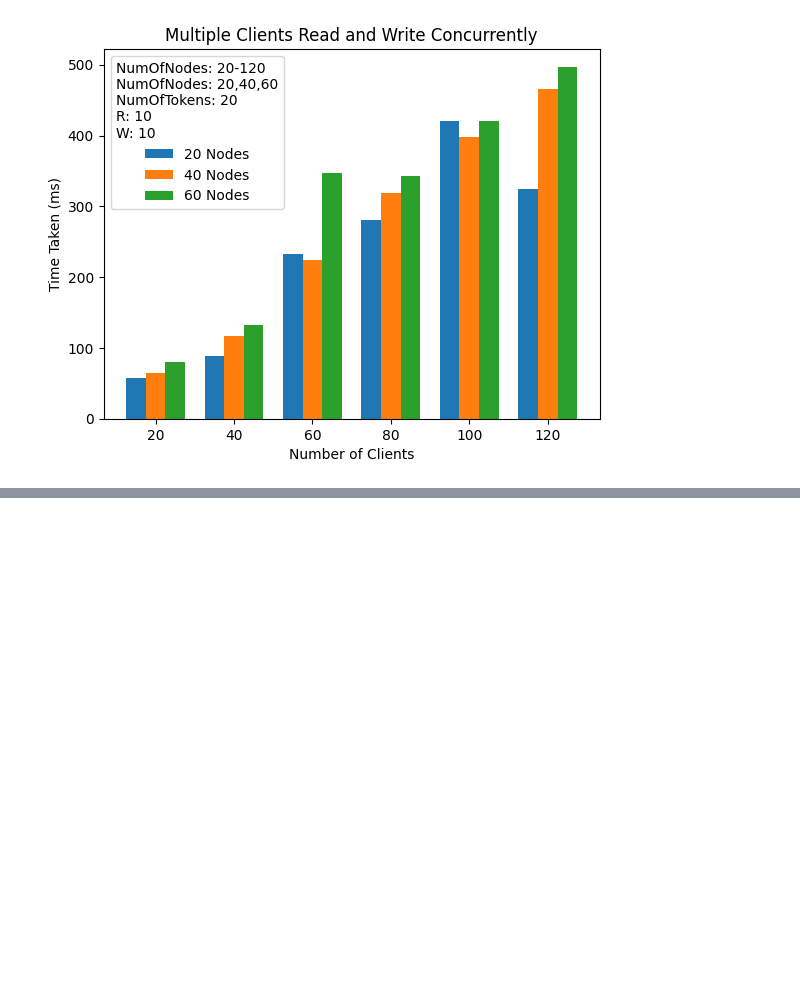
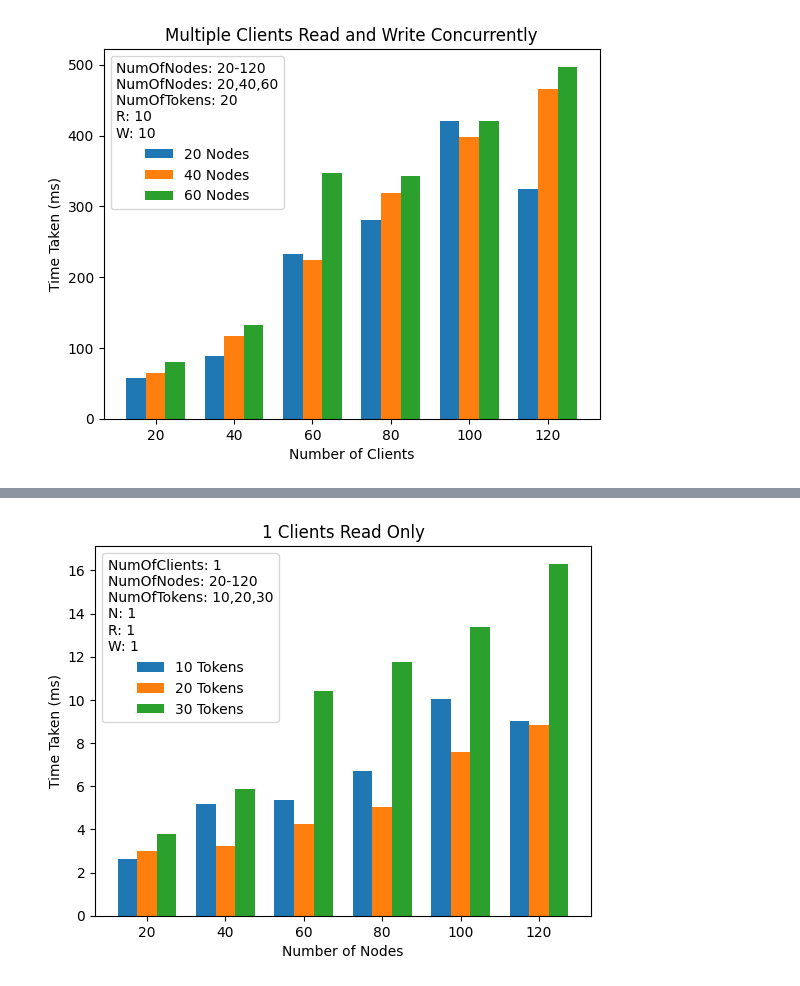
Before and after one commit to blue-plum-cloud/dynamoDB_ds, a Jupyter notebook: experiment.ipynb, the cells around one changed output, grey strips where cells are left out. Saved outputs shown, nothing was run; the diff lists cells and outputs as text; code cells hidden in the pictures; blank space fills up the shorter version.

```diff
--- a/experiment.ipynb
+++ b/experiment.ipynb
@@ -42,5 +83,5 @@ plt.show()
 # %%
-### Single Client reading against vairous num of nodes and num of tokens
+### Single Client reading once, against vairous num of nodes and num of tokens with 1 R and 1 W
 import matplotlib.pyplot as plt
 import numpy as np
 
@@ -48,31 +89,33 @@ import numpy as np
 x_axis = ['20', '40', '60', '80', '100', '120']
 y_1 = ['2.619917', '5.194958', '5.380416', '6.706792', '10.029709', '9.005416']
 y_2 = ['2.987917','3.232208','4.249583','5.028958','7.564291','8.828042']
 y_3 = ['3.782416', '5.8645425','10.416375','11.776958','13.3565','16.3085']
 
 
 # Convert data to numerical format
 x = np.arange(len(x_axis))  # the label locations
 y_1 = [float(i) for i in y_1]
 y_2 = [float(i) for i in y_2]
 y_3 = [float(i) for i in y_3]
 
 # Bar width
 width = 0.25  # the width of the bars
 
 # Plotting
 fig, ax = plt.subplots()
 rects1 = ax.bar(x - width, y_1, width, label='10 Tokens')
 rects2 = ax.bar(x, y_2, width, label='20 Tokens')
 rects3 = ax.bar(x + width, y_3, width, label='30 Tokens')
 
 # Add some text for labels, title, and custom x-axis tick labels, etc.
 ax.set_xlabel('Number of Nodes')
 plt.ylabel('Time Taken (ms)')
 plt.title('1 Clients Read Only')
-plt.legend(title='NumOfClients: 1\nNumOfNodes: 20-120\nNumOfTokens: 10,20,30\nR: 10\nW: 10', loc='upper left')
+plt.legend(title='NumOfClients: 1\nNumOfNodes: 20-120\nNumOfTokens: 10,20,30\nN: 1\nR: 1\nW: 1', loc='upper left')
 ax.set_xticks(x)
 ax.set_xticklabels(x_axis)
 # ax.legend()
 
 plt.show()
+# %% [output]
+[figure, added]
```
Also changed, not shown: parts of 3 cells of this notebook, 2 other files.
